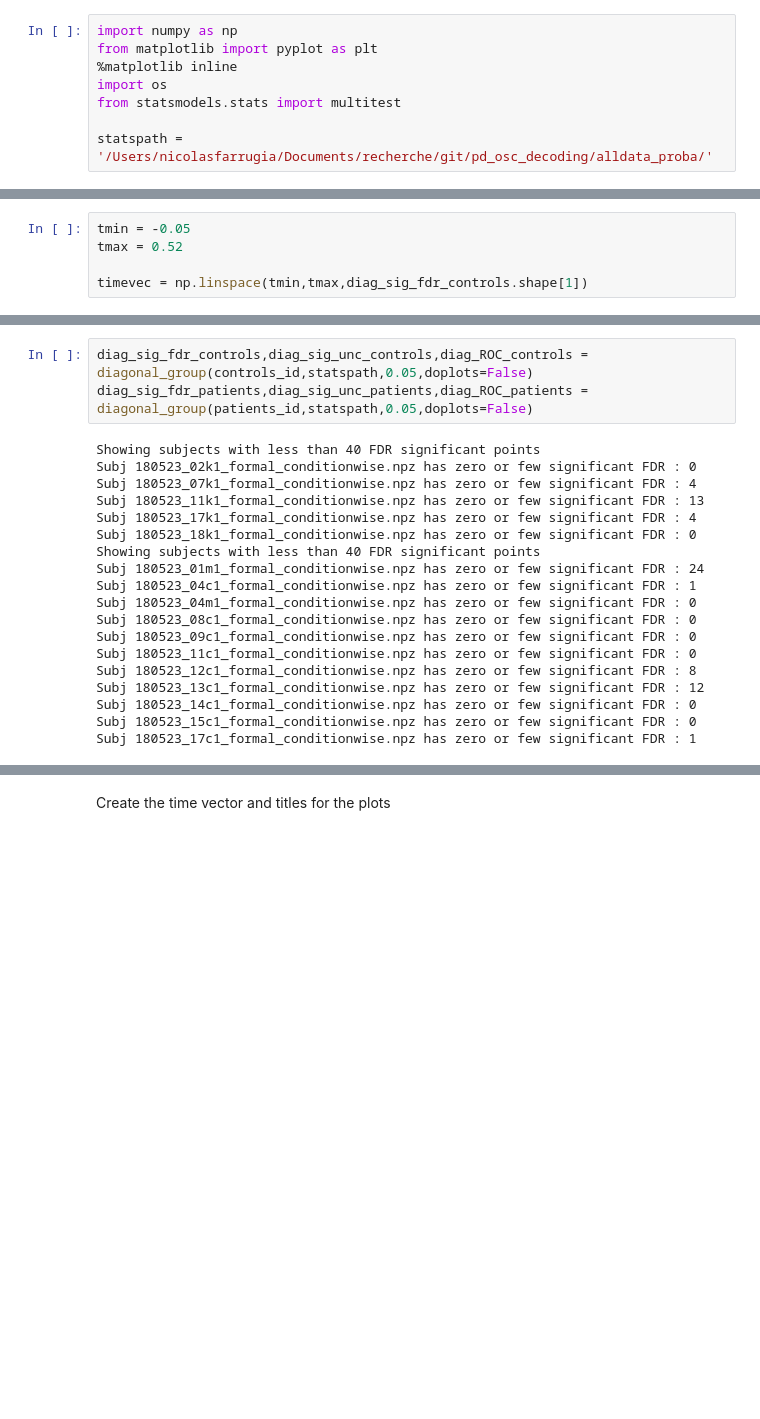
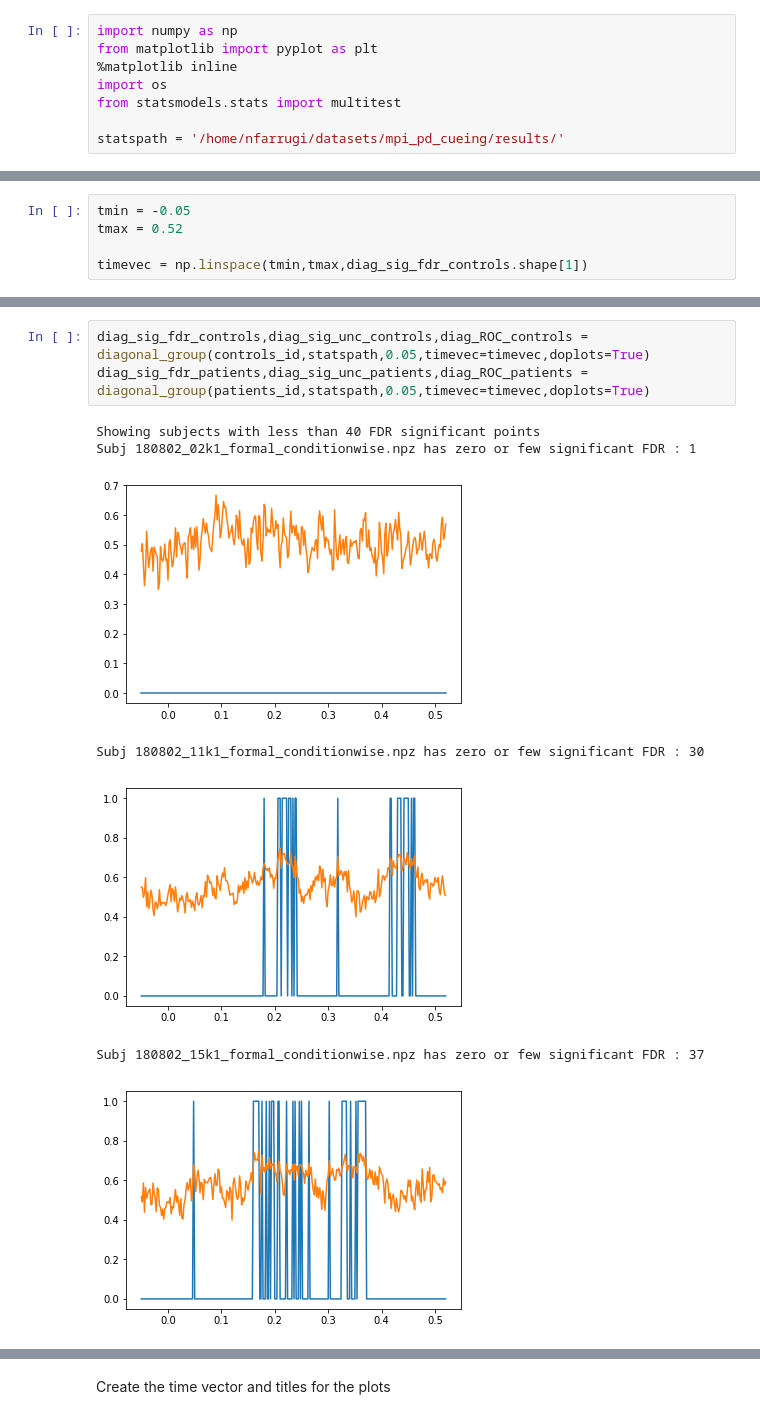
Before and after one commit to nicofarr/pd_osc_decoding, a Jupyter notebook: MNE-Statistics.ipynb, the cells around one changed output, grey strips where cells are left out. Saved outputs shown, nothing was run; the diff lists cells and outputs as text; blank space fills up the shorter version.

Commit message:
Between subjects statistics

```diff
--- a/MNE-Statistics.ipynb
+++ b/MNE-Statistics.ipynb
@@ -5,7 +5,7 @@ from matplotlib import pyplot as plt
 import os
 from statsmodels.stats import multitest
 
-statspath = '/Users/nicolasfarrugia/Documents/recherche/git/pd_osc_decoding/alldata_proba/'
+statspath = '/home/nfarrugi/datasets/mpi_pd_cueing/results/'
 # %% [markdown]
 Step 0 - preparing data
 # %% [markdown]
@@ -128,22 +153,11 @@ def diagonal_group(subjlist,statspath,thresh_unc = 0.01,timevec=timevec,showall=
 # %%
-diag_sig_fdr_controls,diag_sig_unc_controls,diag_ROC_controls = diagonal_group(controls_id,statspath,0.05,doplots=False)
-diag_sig_fdr_patients,diag_sig_unc_patients,diag_ROC_patients = diagonal_group(patients_id,statspath,0.05,doplots=False)
+diag_sig_fdr_controls,diag_sig_unc_controls,diag_ROC_controls = diagonal_group(controls_id,statspath,0.05,timevec=timevec,doplots=True)
+diag_sig_fdr_patients,diag_sig_unc_patients,diag_ROC_patients = diagonal_group(patients_id,statspath,0.05,timevec=timevec,doplots=True)
 # %% [output]
 Showing subjects with less than 40 FDR significant points
-Subj 180523_02k1_formal_conditionwise.npz has zero or few significant FDR : 0
-Subj 180523_07k1_formal_conditionwise.npz has zero or few significant FDR : 4
-Subj 180523_11k1_formal_conditionwise.npz has zero or few significant FDR : 13
-Subj 180523_17k1_formal_conditionwise.npz has zero or few significant FDR : 4
-Subj 180523_18k1_formal_conditionwise.npz has zero or few significant FDR : 0
-Showing subjects with less than 40 FDR significant points
-Subj 180523_01m1_formal_conditionwise.npz has zero or few significant FDR : 24
-Subj 180523_04c1_formal_conditionwise.npz has zero or few significant FDR : 1
-Subj 180523_04m1_formal_conditionwise.npz has zero or few significant FDR : 0
-Subj 180523_08c1_formal_conditionwise.npz has zero or few significant FDR : 0
-Subj 180523_09c1_formal_conditionwise.npz has zero or few significant FDR : 0
-Subj 180523_11c1_formal_conditionwise.npz has zero or few significant FDR : 0
-Subj 180523_12c1_formal_conditionwise.npz has zero or few significant FDR : 8
-Subj 180523_13c1_formal_conditionwise.npz has zero or few significant FDR : 12
-Subj 180523_14c1_formal_conditionwise.npz has zero or few significant FDR : 0
-Subj 180523_15c1_formal_conditionwise.npz has zero or few significant FDR : 0
-Subj 180523_17c1_formal_conditionwise.npz has zero or few significant FDR : 1
+Subj 180802_02k1_formal_conditionwise.npz has zero or few significant FDR : 1
+[figure, added]
+Subj 180802_11k1_formal_conditionwise.npz has zero or few significant FDR : 30
+[figure, added]
+Subj 180802_15k1_formal_conditionwise.npz has zero or few significant FDR : 37
+[figure, added]
```
Also changed, not shown: parts of 27 cells of this notebook.
